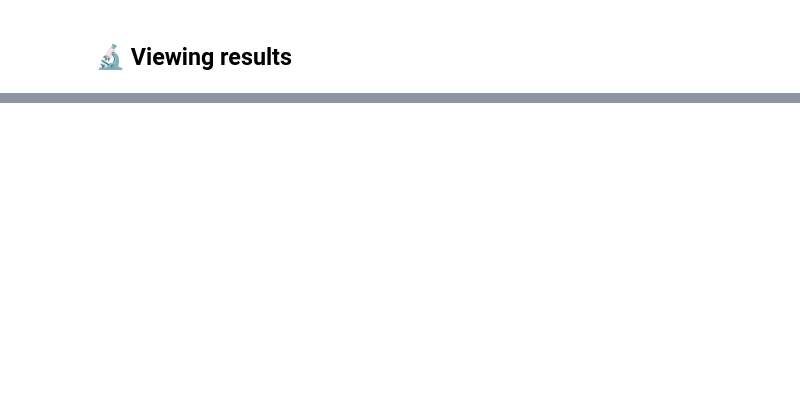
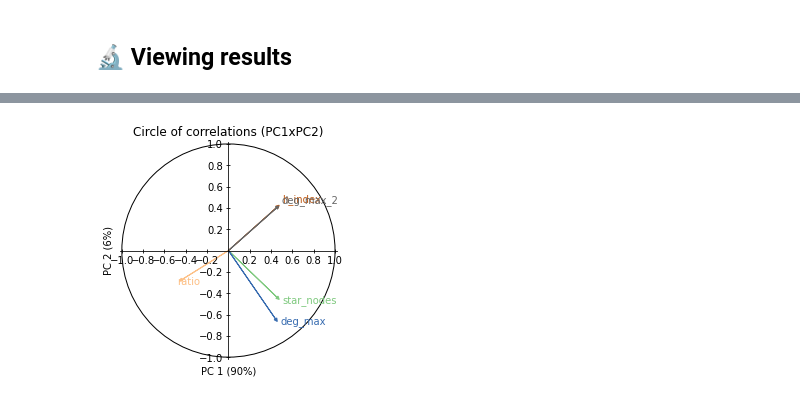
Before and after one commit to SRI-CSL/signal-public, a Jupyter notebook: colabs/comm_network_pattern_recognition.ipynb, the cells around one changed output, grey strips where cells are left out. Drawn from its saved outputs; the diff is of its cells as text; code cells hidden in the pictures; blank space fills up the shorter version.

```diff
--- a/colabs/comm_network_pattern_recognition.ipynb
+++ b/colabs/comm_network_pattern_recognition.ipynb
@@ -488,5 +530,7 @@ pca_threads.scatter(color='category')
 # %%
-pca_threads.corr_circle()
+pca_threads.plot_correlation_circle()
+# %% [output]
+[figure, added]
 # %%
 # drawing some heatmap to explore threads data (e.g., lkml_threads_processed.csv)
 email_threads_wanted_copy_df = email_threads_wanted.copy()
```
Also changed, not shown: parts of 10 cells of this notebook.
